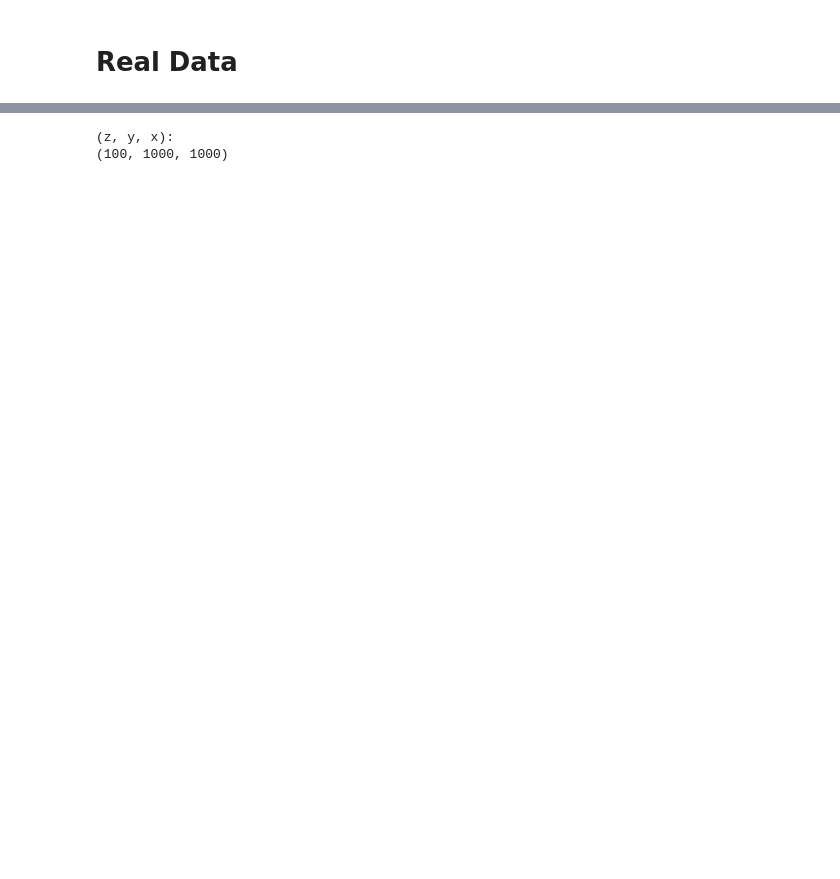
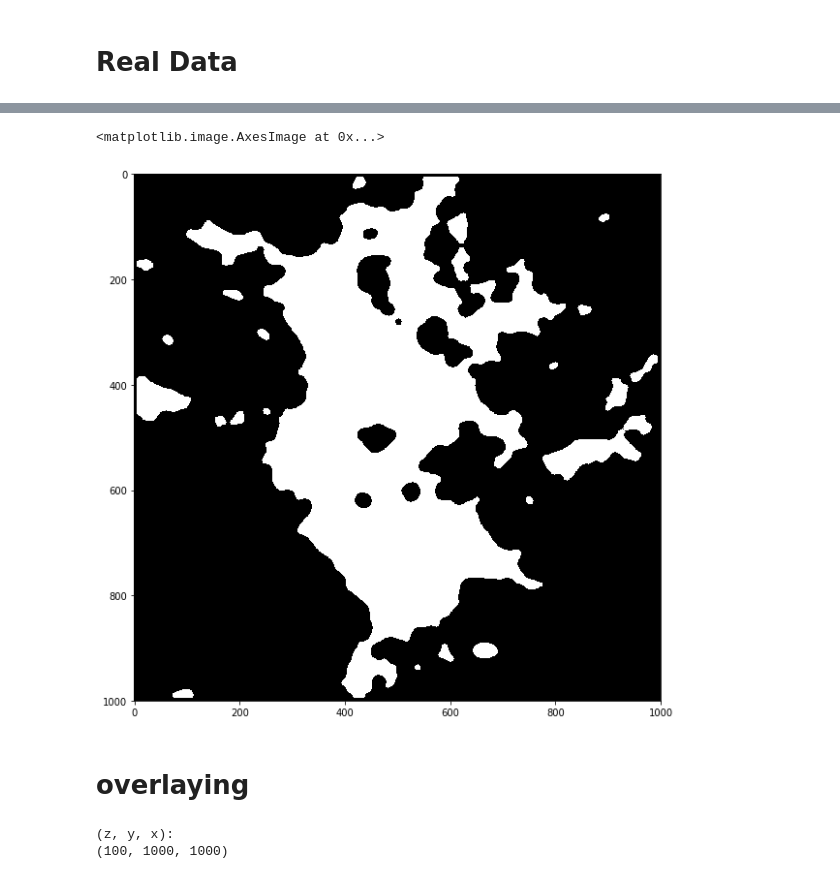
Before and after one commit to neurodata-cobalt/cobalt, a Jupyter notebook: docs/jliu118/blob_detection/Blob_Detection.ipynb, the cells around one changed output, grey strips where cells are left out. Saved outputs shown, nothing was run; the diff lists cells and outputs as text; code cells hidden in the pictures; blank space fills up the shorter version.

```diff
--- a/docs/jliu118/blob_detection/Blob_Detection.ipynb
+++ b/docs/jliu118/blob_detection/Blob_Detection.ipynb
@@ -74,3 +178,15 @@ NameError: name 'real_centroids' is not defined
+# %%
+bin_stack = imread('bin_stack.tif')
+
+bin_slice = bin_stack[78,:,:]
+plt.figure(figsize=(10, 10))
+
+plt.imshow(bin_slice, cmap=plt.cm.gray)
+# %% [output]
+<matplotlib.image.AxesImage at 0x...>
+[figure, added]
+# %% [markdown]
+# overlaying
 # %%
 real_stack = imread('s3617_tifffile.tif')
 print('(z, y, x):')
```
Also changed, not shown: parts of 39 cells of this notebook, 4 other files.
